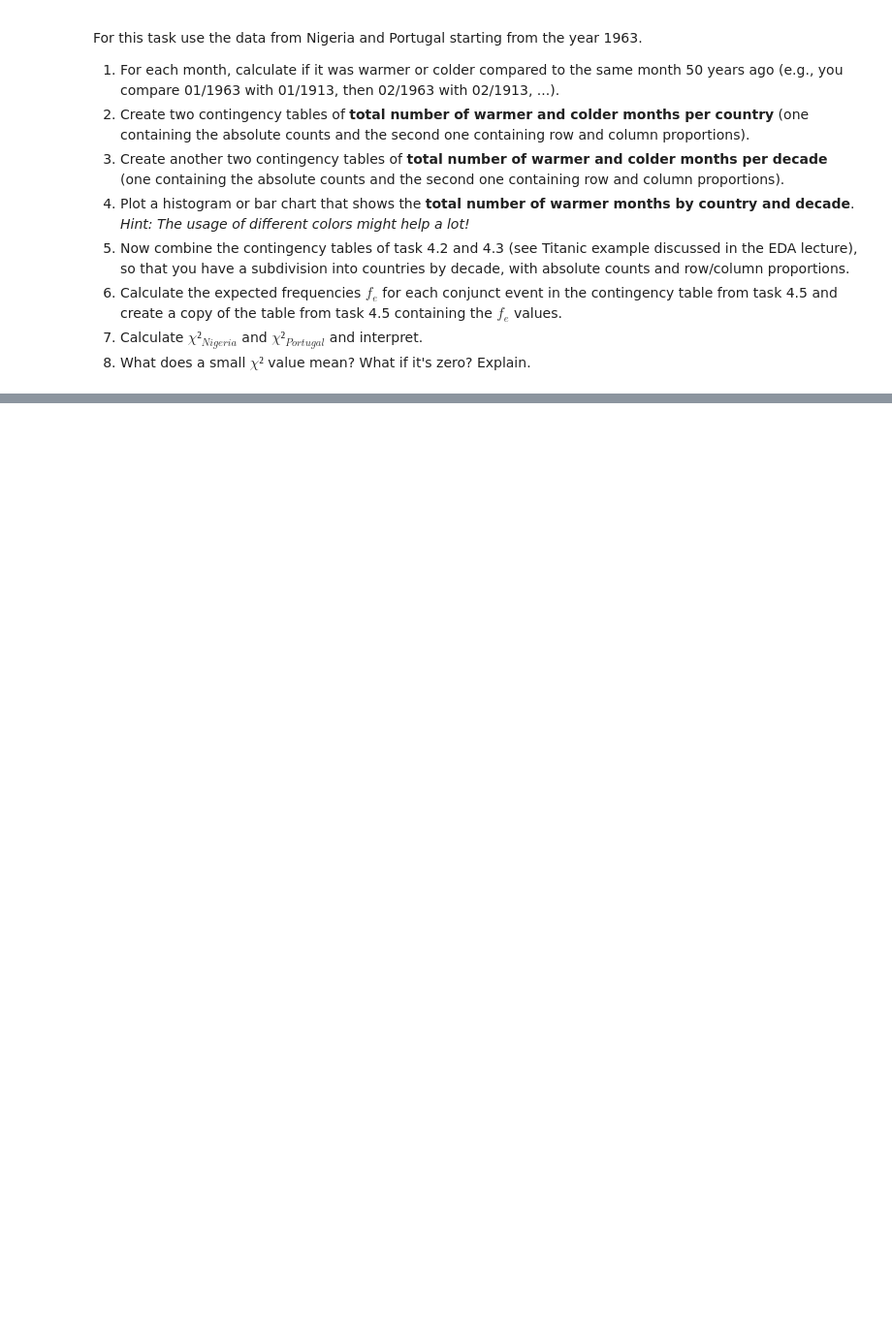
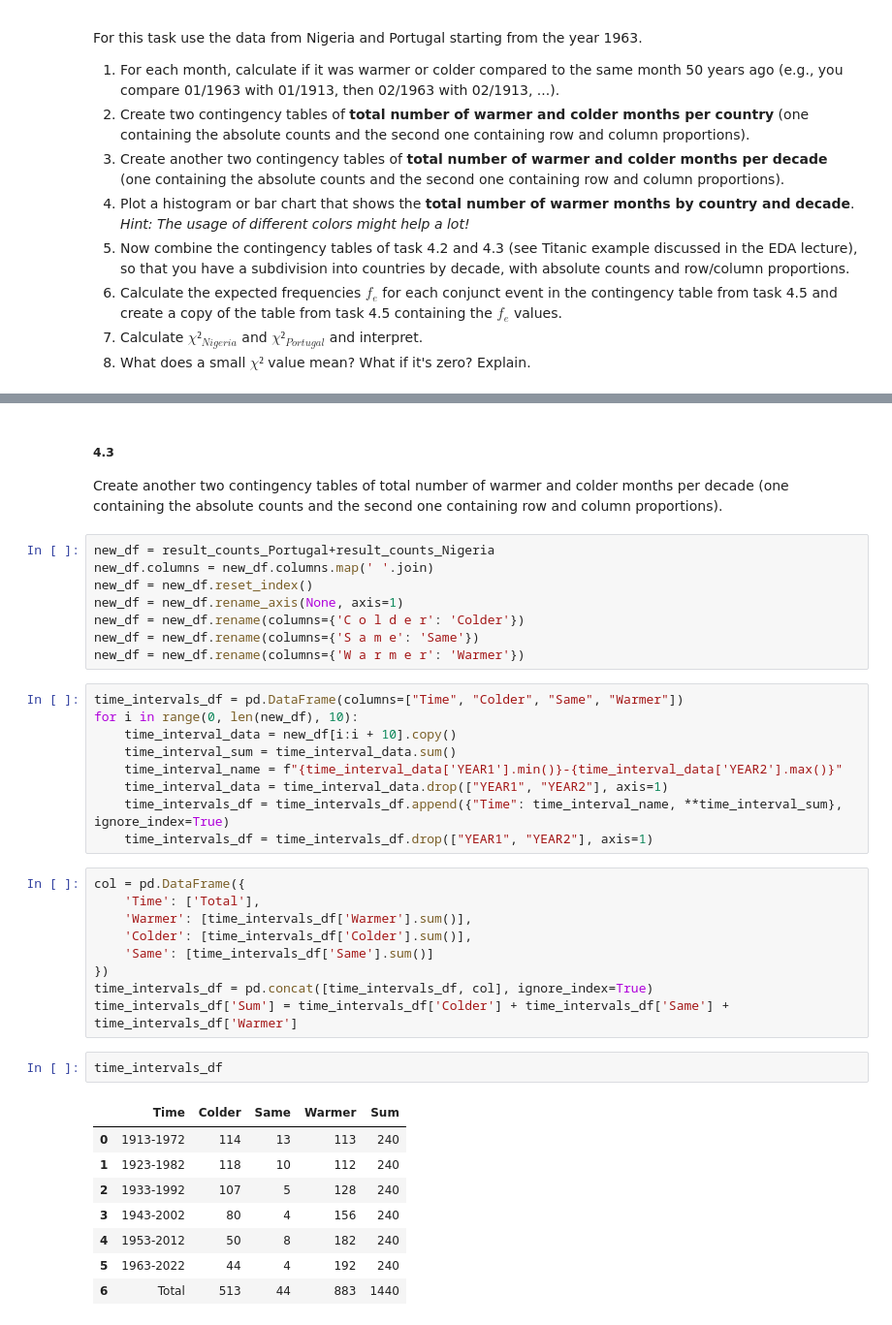
Before and after one commit to CallMeL/ResearchMethod, a Jupyter notebook: RM_A02_Group.ipynb, the cells around one changed output, grey strips where cells are left out. Shown at 97% size. Cells and saved outputs as stored; diff of their text form; blank space fills up the shorter version.

```diff
--- a/RM_A02_Group.ipynb
+++ b/RM_A02_Group.ipynb
@@ -379,0 +489,40 @@ For this task use the data from Nigeria and Portugal starting from the year 1963
+# %% [markdown]
+##### 4.3
+Create another two contingency tables of total number of warmer and colder months per decade (one containing the absolute counts and the second one containing row and column proportions).
+# %%
+new_df = result_counts_Portugal+result_counts_Nigeria
+new_df.columns = new_df.columns.map(' '.join)
+new_df = new_df.reset_index()
+new_df = new_df.rename_axis(None, axis=1)
+new_df = new_df.rename(columns={'C o l d e r': 'Colder'})
+new_df = new_df.rename(columns={'S a m e': 'Same'})
+new_df = new_df.rename(columns={'W a r m e r': 'Warmer'})
+# %%
+time_intervals_df = pd.DataFrame(columns=["Time", "Colder", "Same", "Warmer"])
+for i in range(0, len(new_df), 10):
+    time_interval_data = new_df[i:i + 10].copy()
+    time_interval_sum = time_interval_data.sum()
+    time_interval_name = f"{time_interval_data['YEAR1'].min()}-{time_interval_data['YEAR2'].max()}"
+    time_interval_data = time_interval_data.drop(["YEAR1", "YEAR2"], axis=1)
+    time_intervals_df = time_intervals_df.append({"Time": time_interval_name, **time_interval_sum}, ignore_index=True)
+    time_intervals_df = time_intervals_df.drop(["YEAR1", "YEAR2"], axis=1)
+# %%
+col = pd.DataFrame({
+    'Time': ['Total'],
+    'Warmer': [time_intervals_df['Warmer'].sum()],
+    'Colder': [time_intervals_df['Colder'].sum()],
+    'Same': [time_intervals_df['Same'].sum()]
+})
+time_intervals_df = pd.concat([time_intervals_df, col], ignore_index=True)
+time_intervals_df['Sum'] = time_intervals_df['Colder'] + time_intervals_df['Same'] + time_intervals_df['Warmer']
+# %%
+time_intervals_df
+# %% [output]
+|  | Time | Colder | Same | Warmer | Sum |
+| 0 | 1913-1972 | 114 | 13 | 113 | 240 |
+| 1 | 1923-1982 | 118 | 10 | 112 | 240 |
+| 2 | 1933-1992 | 107 | 5 | 128 | 240 |
+| 3 | 1943-2002 | 80 | 4 | 156 | 240 |
+| 4 | 1953-2012 | 50 | 8 | 182 | 240 |
+| 5 | 1963-2022 | 44 | 4 | 192 | 240 |
+| 6 | Total | 513 | 44 | 883 | 1440 |
```
Also changed, not shown: parts of 20 cells of this notebook.
